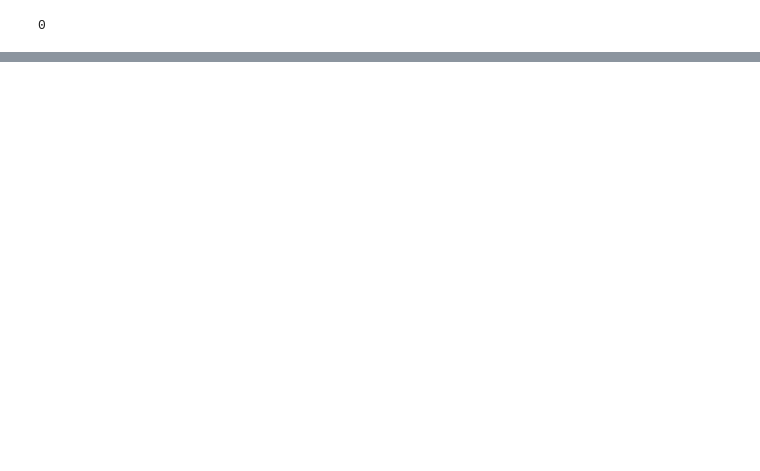
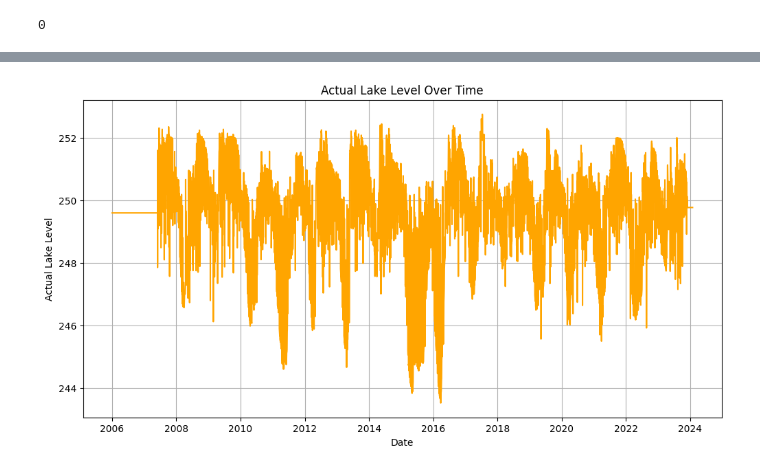
Before and after one commit to MohamamdAghaei/Acea-Smart-Water-Analytics, a Jupyter notebook: Big_Data_project_Water_Analytics.ipynb, the cells around one changed output, grey strips where cells are left out. Cells and saved outputs as stored; diff of their text form; code cells hidden in the pictures; blank space fills up the shorter version.

```diff
--- a/Big_Data_project_Water_Analytics.ipynb
+++ b/Big_Data_project_Water_Analytics.ipynb
@@ -53,0 +90,12 @@ OutOfBoundsTimedelta: Cannot convert 946684800000000000 days to timedelta64[ns]
+# %%
+#plottin Date and Actual_Lake_Level and the color orange
+
+plt.figure(figsize=(12, 6))
+plt.plot(df['Date'], df['Actual_Lake_Level'], color='orange')
+plt.xlabel('Date')
+plt.ylabel('Actual Lake Level')
+plt.title('Actual Lake Level Over Time')
+plt.grid(True)
+plt.show()
+# %% [output]
+[figure, added]
```
Also changed, not shown: parts of 11 cells of this notebook.
